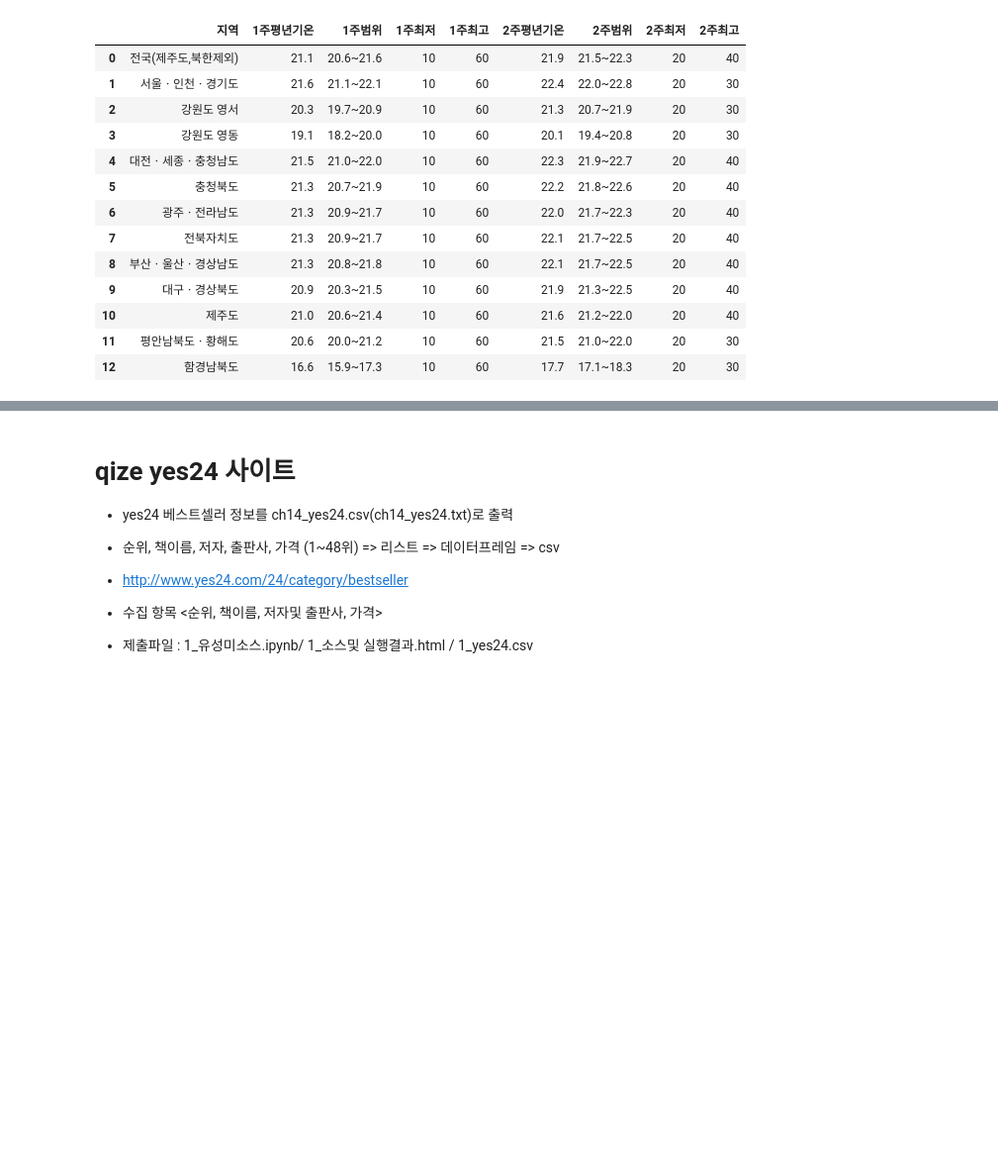
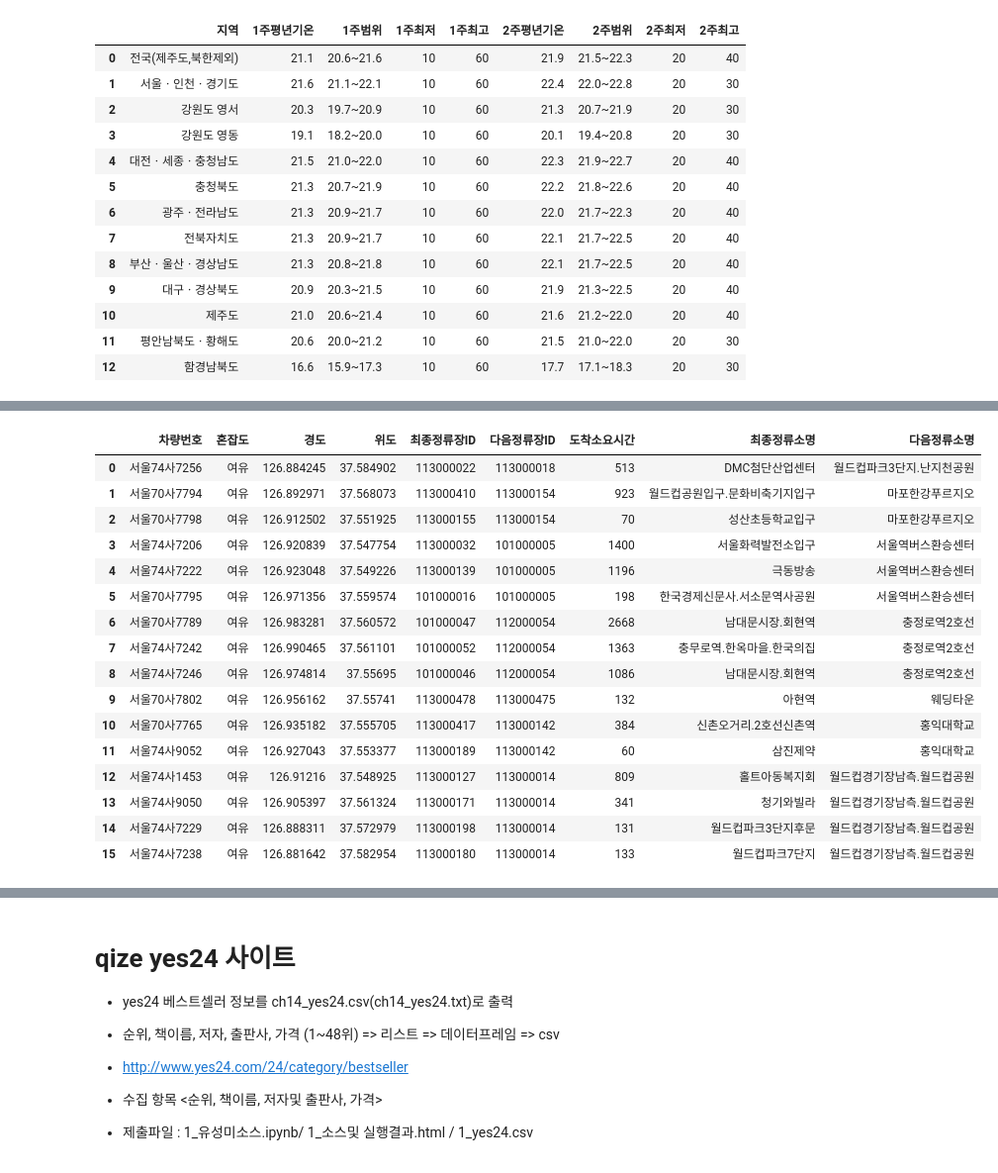
Before and after one commit to yoosim/ai_x, a Jupyter notebook: source/01_python/ch14_웹데이터수집1_정적_공공api.ipynb, the cells around one changed output, grey strips where cells are left out. Shown at 99% size. Cells and saved outputs as stored; diff of their text form; code cells hidden in the pictures; blank space fills up the shorter version.

```diff
--- a/source/01_python/ch14_웹데이터수집1_정적_공공api.ipynb
+++ b/source/01_python/ch14_웹데이터수집1_정적_공공api.ipynb
@@ -1058,0 +1185,32 @@ df
+# %%
+# Step3 : busRouteId로 버스 위치 정보 조회 2번 getBusPosByRtidList
+url3 = f'http://ws.bus.go.kr/api/rest/buspos/getBusPosByRtid?ServiceKey={key}&busRouteId={busRouteId}'
+print(url3)
+response = requests.get(url3)
+soup = BeautifulSoup(response.text,'xml')
+bus_position = []
+itemLists = soup.select('itemList')
+# print('운행중인 버스 수 :', len(itemLists))
+for itemList in soup.select('itemList'):  #soup.select('itemList') 운행중인 버스대수
+    #차량번호, 혼잡도, 경도, 위도, 최종정류장id, 다음정류장id, 도착소요시간
+    plainNo   = itemList.select_one('plainNo').text
+    congetion = itemList.select_one('congetion').text
+    congetion = '여유' if congetion == '3'\
+                else '보통' if congetion =='4'\
+                else'혼잡' if congetion == '5'\
+                else '매우혼잡'
+    gpsX      = itemList.select_one('gpsX').text
+    gpsY      = itemList.select_one('gpsY').text
+    lastStnId = itemList.select_one('lastStnId').text
+    nextStId  = itemList.select_one('nextStId').text
+    nextStTm  = itemList.select_one('nextStTm').text
+    bus_position.append({
+        '차량번호' : plainNo,
+        '혼잡도' : congetion,
+        '경도' : gpsX,
+        '위도' : gpsY,
+        '최종정류장ID' : lastStnId,
+        '다음정류장ID' : nextStId,
+        '도착소요시간' :nextStTm})
+df_pos = pd.DataFrame(bus_position)
+df_pos.head()
@@ -1058,0 +1231,5 @@ df
+# %%
+def station_name(row):
+    row['최종정류소명'] = df.loc[df['id'] == row['최종정류장ID'], '정류소'].iloc[0]
+    row['다음정류소명'] = df.loc[df['id'] == row['다음정류장ID'], '정류소'].iloc[0]
+    return row
@@ -1058,0 +1260,21 @@ df
+# %%
+df_pos = df_pos.apply(station_name, axis=1)
+df_pos
+# %% [output]
+|  | 차량번호 | 혼잡도 | 경도 | 위도 | 최종정류장ID | 다음정류장ID | 도착소요시간 | 최종정류소명 | 다음정류소명 |
+| 0 | 서울74사7256 | 여유 | 126.884245 | 37.584902 | 113000022 | 113000018 | 513 | DMC첨단산업센터 | 월드컵파크3단지.난지천공원 |
+| 1 | 서울70사7794 | 여유 | 126.892971 | 37.568073 | 113000410 | 113000154 | 923 | 월드컵공원입구.문화비축기지입구 | 마포한강푸르지오 |
+| 2 | 서울70사7798 | 여유 | 126.912502 | 37.551925 | 113000155 | 113000154 | 70 | 성산초등학교입구 | 마포한강푸르지오 |
+| 3 | 서울74사7206 | 여유 | 126.920839 | 37.547754 | 113000032 | 101000005 | 1400 | 서울화력발전소입구 | 서울역버스환승센터 |
+| 4 | 서울74사7222 | 여유 | 126.923048 | 37.549226 | 113000139 | 101000005 | 1196 | 극동방송 | 서울역버스환승센터 |
+| 5 | 서울70사7795 | 여유 | 126.971356 | 37.559574 | 101000016 | 101000005 | 198 | 한국경제신문사.서소문역사공원 | 서울역버스환승센터 |
+| 6 | 서울70사7789 | 여유 | 126.983281 | 37.560572 | 101000047 | 112000054 | 2668 | 남대문시장.회현역 | 충정로역2호선 |
+| 7 | 서울74사7242 | 여유 | 126.990465 | 37.561101 | 101000052 | 112000054 | 1363 | 충무로역.한옥마을.한국의집 | 충정로역2호선 |
+| 8 | 서울74사7246 | 여유 | 126.974814 | 37.55695 | 101000046 | 112000054 | 1086 | 남대문시장.회현역 | 충정로역2호선 |
+| 9 | 서울70사7802 | 여유 | 126.956162 | 37.55741 | 113000478 | 113000475 | 132 | 아현역 | 웨딩타운 |
+| 10 | 서울70사7765 | 여유 | 126.935182 | 37.555705 | 113000417 | 113000142 | 384 | 신촌오거리.2호선신촌역 | 홍익대학교 |
+| 11 | 서울74사9052 | 여유 | 126.927043 | 37.553377 | 113000189 | 113000142 | 60 | 삼진제약 | 홍익대학교 |
+| 12 | 서울74사1453 | 여유 | 126.91216 | 37.548925 | 113000127 | 113000014 | 809 | 홀트아동복지회 | 월드컵경기장남측.월드컵공원 |
+| 13 | 서울74사9050 | 여유 | 126.905397 | 37.561324 | 113000171 | 113000014 | 341 | 청기와빌라 | 월드컵경기장남측.월드컵공원 |
+| 14 | 서울74사7229 | 여유 | 126.888311 | 37.572979 | 113000198 | 113000014 | 131 | 월드컵파크3단지후문 | 월드컵경기장남측.월드컵공원 |
+| 15 | 서울74사7238 | 여유 | 126.881642 | 37.582954 | 113000180 | 113000014 | 133 | 월드컵파크7단지 | 월드컵경기장남측.월드컵공원 |
```
Also changed, not shown: parts of 19 cells of this notebook, 7 other files.
